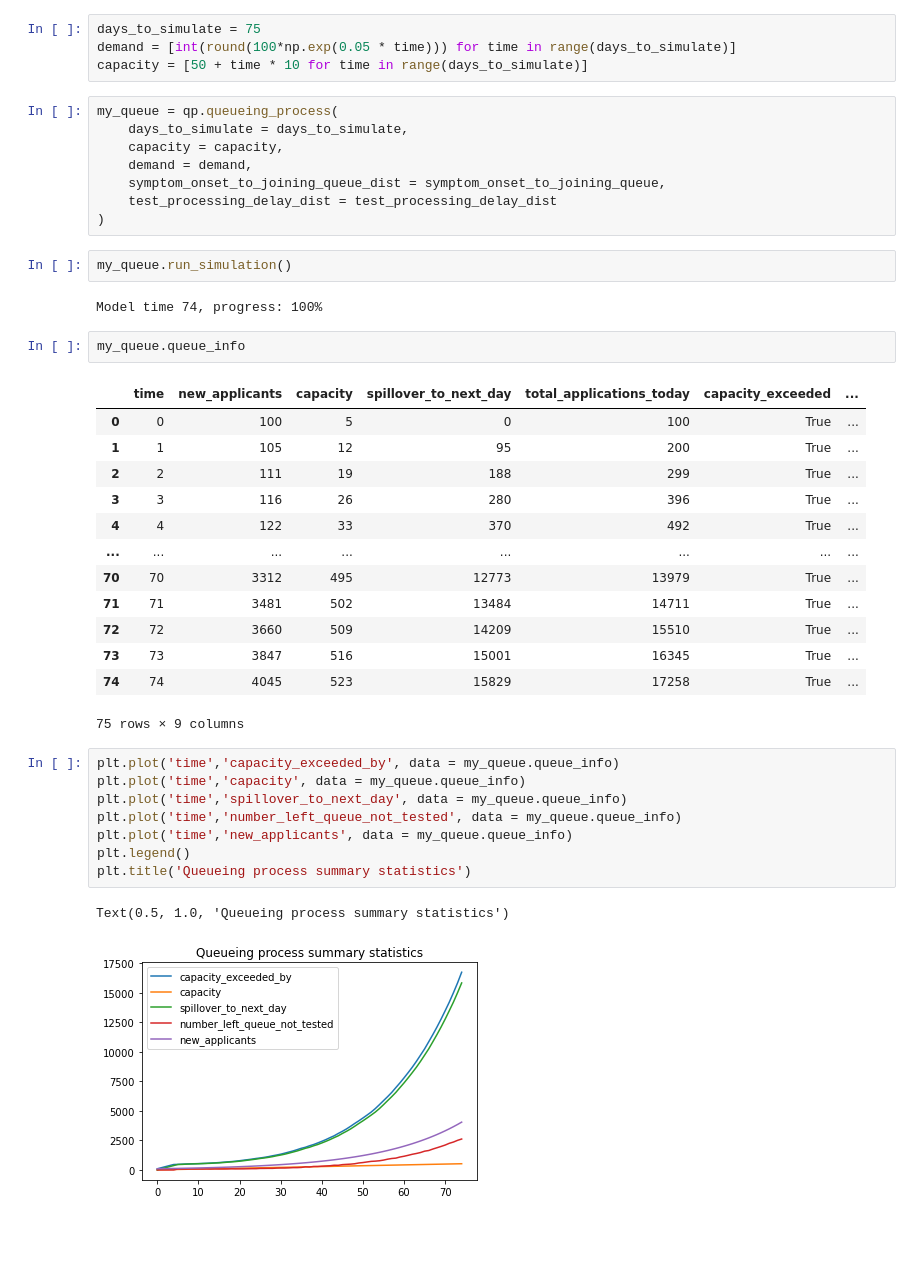
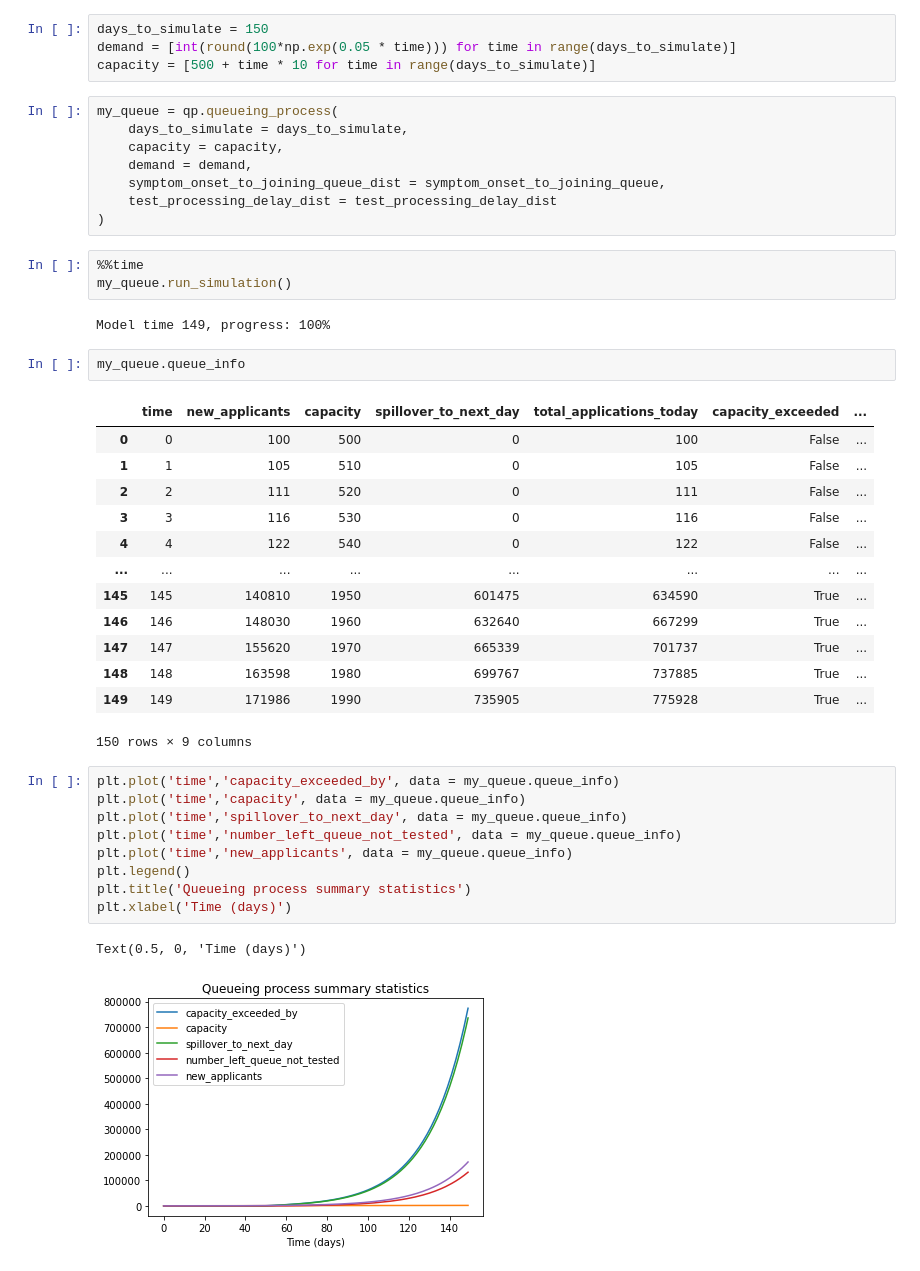
Before and after one commit to martyn1fyles/TestingQueingProcess, a Jupyter notebook: queueing_process/notebook.ipynb, the cells around one changed output. Saved outputs shown, nothing was run; the diff lists cells and outputs as text; blank space fills up the shorter version.

```diff
--- a/queueing_process/notebook.ipynb
+++ b/queueing_process/notebook.ipynb
@@ -13,9 +13,9 @@ def test_processing_delay_dist():
 # %% [markdown]
 # Model set up
 # %%
-days_to_simulate = 75
+days_to_simulate = 150
 demand = [int(round(100*np.exp(0.05 * time))) for time in range(days_to_simulate)]
-capacity = [50 + time * 10 for time in range(days_to_simulate)]
+capacity = [500 + time * 10 for time in range(days_to_simulate)]
 # %%
 my_queue = qp.queueing_process(
     days_to_simulate = days_to_simulate,
@@ -24,34 +24,36 @@ my_queue = qp.queueing_process(
     symptom_onset_to_joining_queue_dist = symptom_onset_to_joining_queue,
     test_processing_delay_dist = test_processing_delay_dist
 )
-# %%
-my_queue.run_simulation()
-# %% [output]
-Model time 74, progress: 100%
+# %%
+%%time
+my_queue.run_simulation()
+# %% [output]
+Model time 149, progress: 100%
 # %%
 my_queue.queue_info
 # %% [output]
 |  | time | new_applicants | capacity | spillover_to_next_day | total_applications_today | capacity_exceeded | ... |
-| 0 | 0 | 100 | 5 | 0 | 100 | True | ... |
-| 1 | 1 | 105 | 12 | 95 | 200 | True | ... |
-| 2 | 2 | 111 | 19 | 188 | 299 | True | ... |
-| 3 | 3 | 116 | 26 | 280 | 396 | True | ... |
-| 4 | 4 | 122 | 33 | 370 | 492 | True | ... |
+| 0 | 0 | 100 | 500 | 0 | 100 | False | ... |
+| 1 | 1 | 105 | 510 | 0 | 105 | False | ... |
+| 2 | 2 | 111 | 520 | 0 | 111 | False | ... |
+| 3 | 3 | 116 | 530 | 0 | 116 | False | ... |
+| 4 | 4 | 122 | 540 | 0 | 122 | False | ... |
 | ... | ... | ... | ... | ... | ... | ... | ... |
-| 70 | 70 | 3312 | 495 | 12773 | 13979 | True | ... |
-| 71 | 71 | 3481 | 502 | 13484 | 14711 | True | ... |
-| 72 | 72 | 3660 | 509 | 14209 | 15510 | True | ... |
-| 73 | 73 | 3847 | 516 | 15001 | 16345 | True | ... |
-| 74 | 74 | 4045 | 523 | 15829 | 17258 | True | ... |
+| 145 | 145 | 140810 | 1950 | 601475 | 634590 | True | ... |
+| 146 | 146 | 148030 | 1960 | 632640 | 667299 | True | ... |
+| 147 | 147 | 155620 | 1970 | 665339 | 701737 | True | ... |
+| 148 | 148 | 163598 | 1980 | 699767 | 737885 | True | ... |
+| 149 | 149 | 171986 | 1990 | 735905 | 775928 | True | ... |
-75 rows × 9 columns
+150 rows × 9 columns
 # %%
 plt.plot('time','capacity_exceeded_by', data = my_queue.queue_info)
 plt.plot('time','capacity', data = my_queue.queue_info)
 plt.plot('time','spillover_to_next_day', data = my_queue.queue_info)
 plt.plot('time','number_left_queue_not_tested', data = my_queue.queue_info)
 plt.plot('time','new_applicants', data = my_queue.queue_info)
 plt.legend()
 plt.title('Queueing process summary statistics')
+plt.xlabel('Time (days)')
 # %% [output]
-Text(0.5, 1.0, 'Queueing process summary statistics')
+Text(0.5, 0, 'Time (days)')
-[figure, old version]
+[figure, new version]
```
Also changed, not shown: parts of 3 cells of this notebook, 1 other file.
